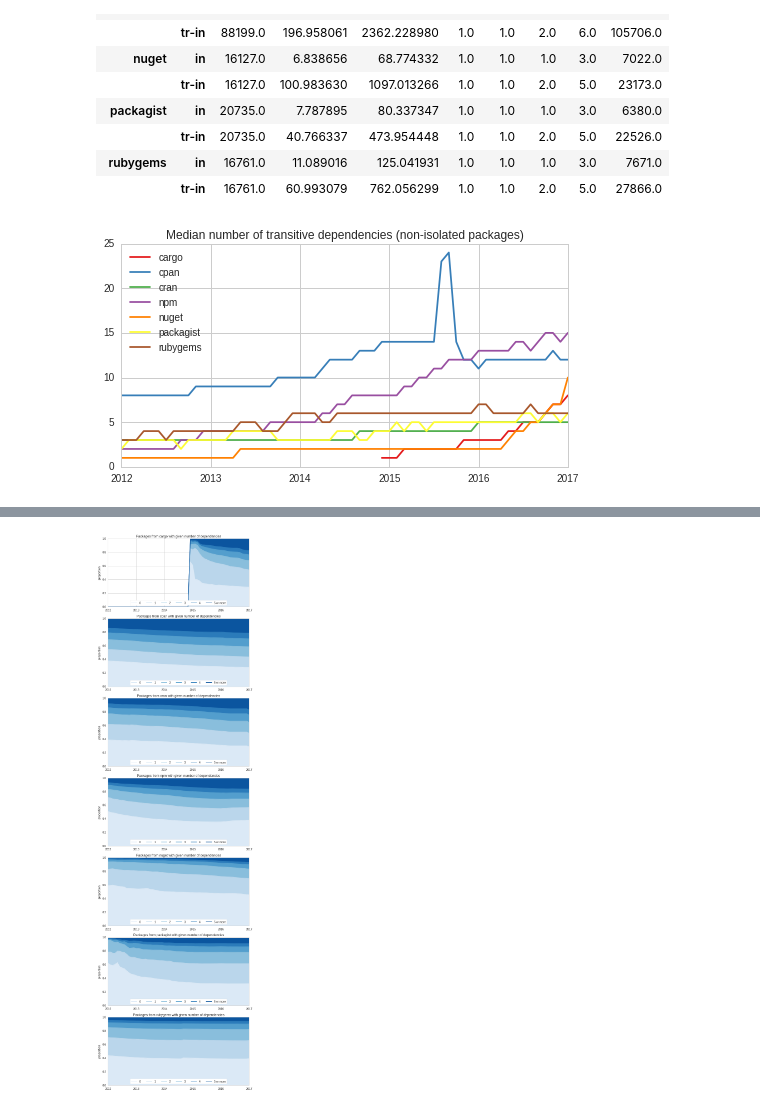
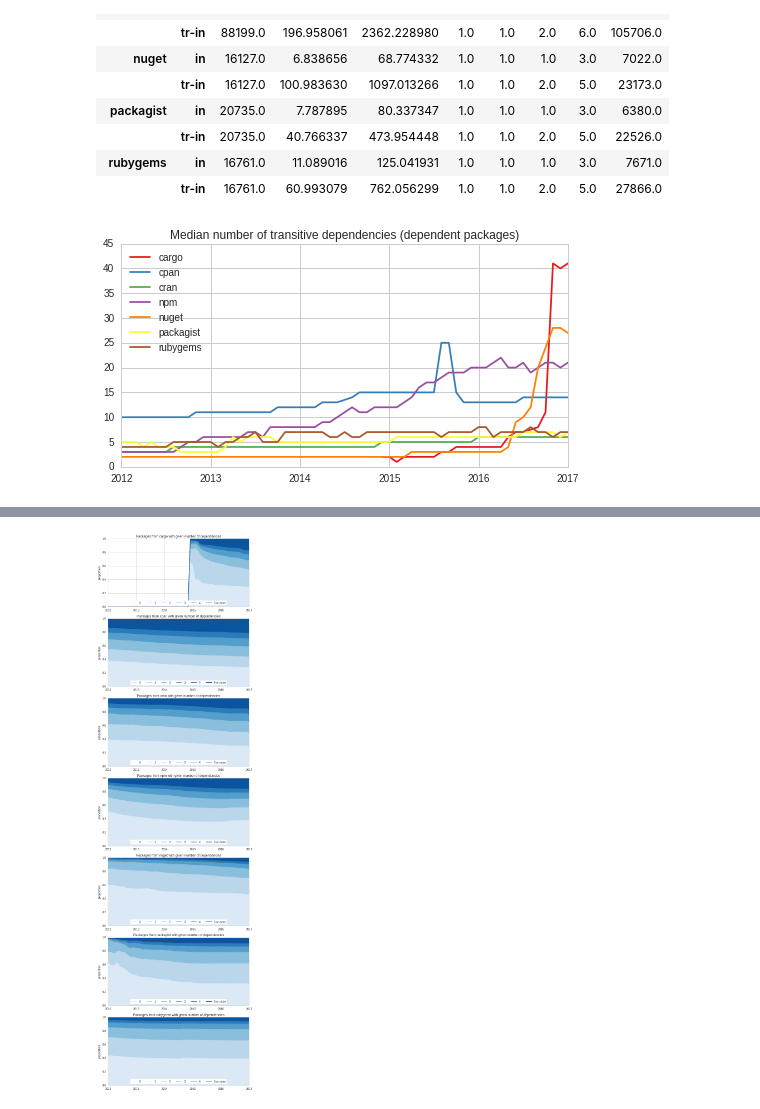
Before and after one commit to AlexandreDecan/ecos-emse, a Jupyter notebook: notebooks/Graphs metrics.ipynb, the cells around one changed output, grey strips where cells are left out. Drawn from its saved outputs; the diff is of its cells as text; code cells hidden in the pictures.

Commit message:
Median number of transitive dependencies

```diff
--- a/notebooks/Graphs metrics.ipynb
+++ b/notebooks/Graphs metrics.ipynb
@@ -387,23 +387,23 @@ savefig(figure, 'graph_distribution_dependencies_non_isolated')
 # %%
 figure, ax = matplotlib.pyplot.subplots()
 figure.set_size_inches(FIG_SIZE)
 
 df = pandas.DataFrame(index=DATE_RANGE, columns=ECOSYSTEMS)
 
 for ecosystem, dates in graphs.items():
     for date, graph in dates.items():
         df.loc[date, ecosystem] = pandas.np.median(
-            [v['tr-out'] for v in graph.vs if v['in'] + v['out'] > 0]
+            [v['tr-out'] for v in graph.vs if v['out'] > 0]
         )
 
 df.plot(ax=ax, color=sub(COLORS, ECOSYSTEMS))
 
 ax.set(
     xlabel='',
     ylabel='',
-    title='Median number of transitive dependencies (non-isolated packages)',
+    title='Median number of transitive dependencies (dependent packages)',
 )
 
 savefig(figure, 'graph_median_transitive_dependencies')
 # %% [output]
-[figure, old version]
+[figure, new version]
```
Also changed, not shown: parts of 1 cell of this notebook, 1 other file.
